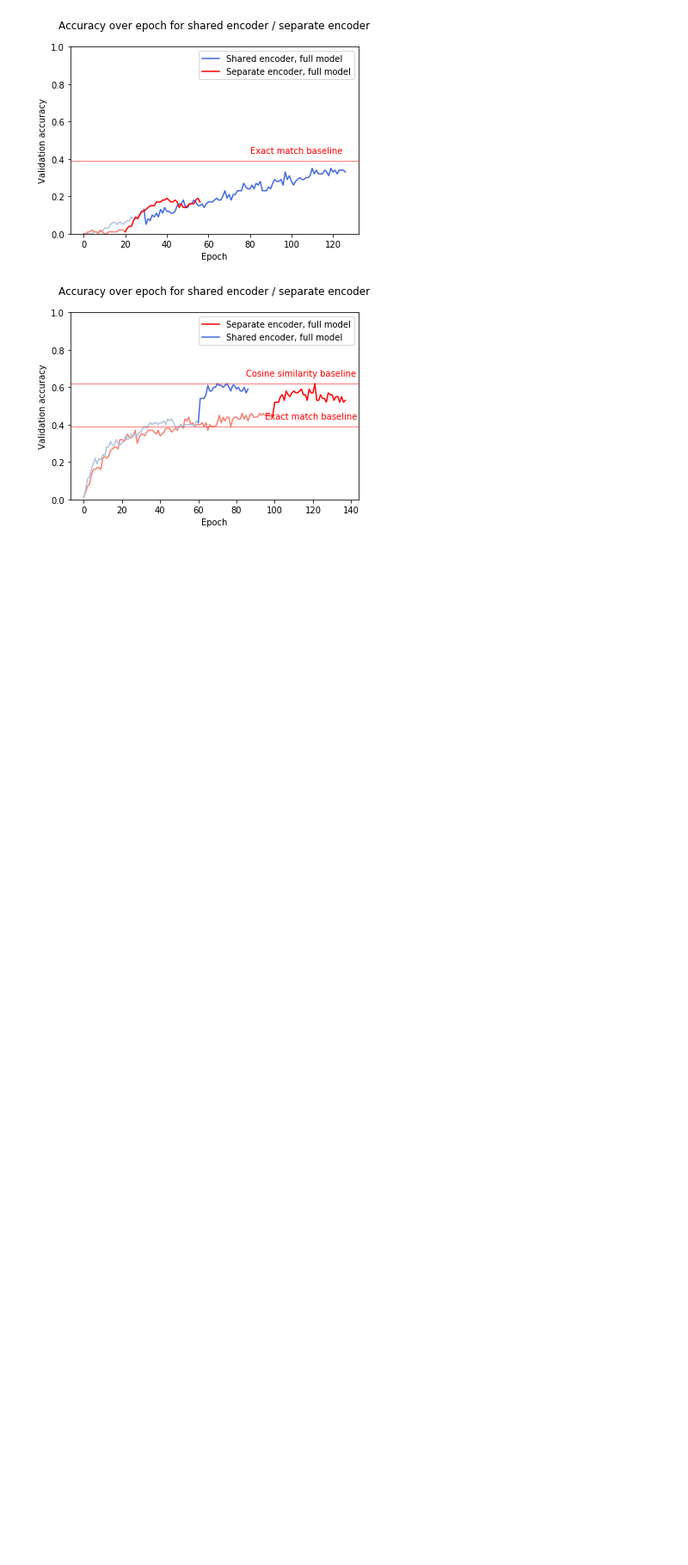
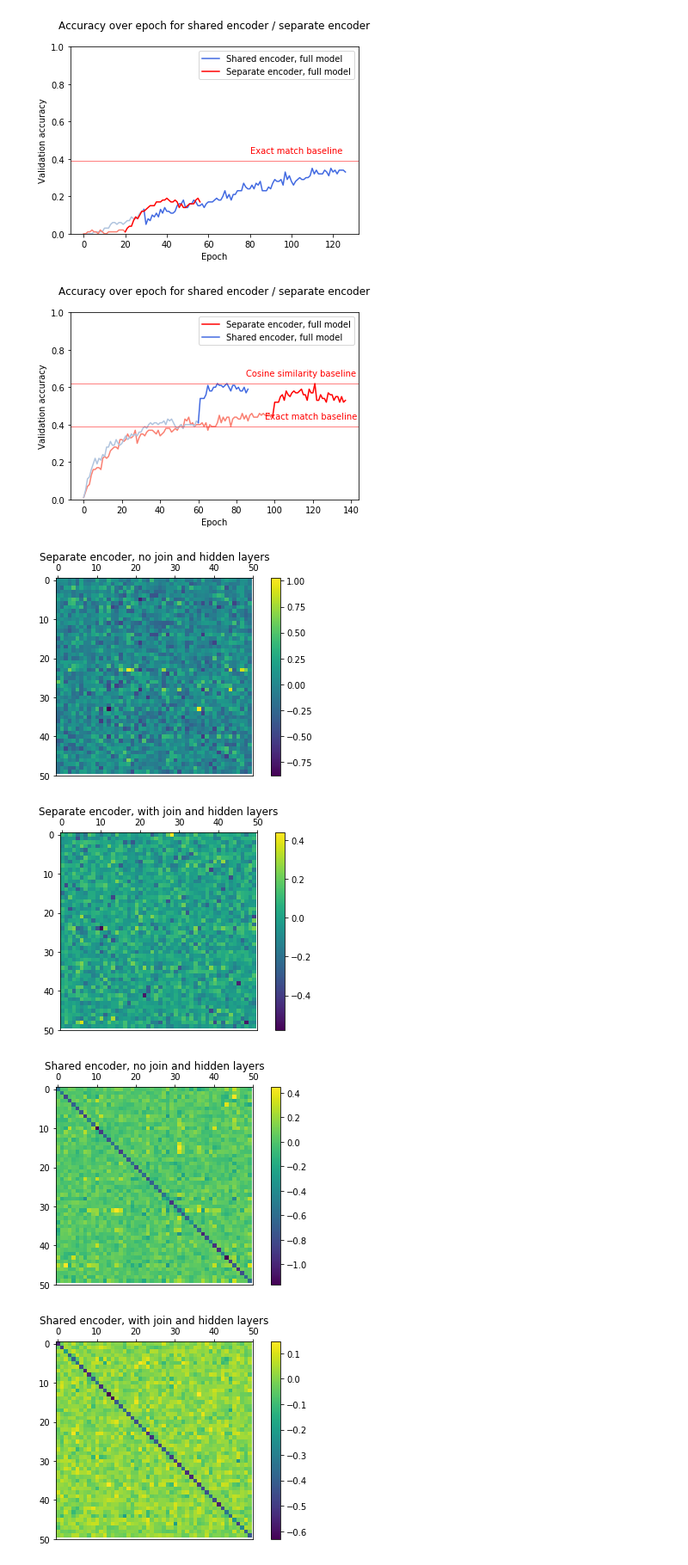
Before and after one commit to fshdnc/disease_normalization, a Jupyter notebook: src/expt_pretraining.ipynb, the cells around one changed output. Shown at 86% size. Saved outputs shown, nothing was run; the diff lists cells and outputs as text; code cells hidden in the pictures; blank space fills up the shorter version.

Commit message:
synpair weights visualized

```diff
--- a/src/expt_pretraining.ipynb
+++ b/src/expt_pretraining.ipynb
@@ -549,3 +549,46 @@ plt.title('Accuracy over epoch for shared encoder / separate encoder\n')
 plt.show()
 # %% [output]
 [figure]
+# %%
+# import weights of semantic similarity layers
+# syn-pair pre-training
+import pickle
+separate_ablation = pickle.load(open('fe_synpair_separate_ablation.pickle','rb'))
+separate_full = pickle.load(open('fe_synpair_separate_full.pickle','rb'))
+shared_ablation = pickle.load(open('fe_synpair_shared_ablation.pickle','rb'))
+shared_full = pickle.load(open('fe_synpair_shared_full.pickle','rb'))
+# %%
+%matplotlib inline
+
+# https://matplotlib.org/gallery/images_contours_and_fields/image_annotated_heatmap.html
+
+import numpy as np
+import matplotlib
+import matplotlib.pyplot as plt
+
+def plot_sem_layer_weights(weights,title):
+
+    fig, ax = plt.subplots()
+    ax.tick_params(top=True, bottom=False,labeltop=True, labelbottom=False)
+    im = ax.imshow(weights)
+    cb = fig.colorbar(im)
+
+    width = len(weights)
+
+    plt.xticks(np.arange(0, width+1,10))
+    plt.yticks(np.arange(0, width+1,10))
+
+    ax.set_title(title)
+    fig.tight_layout()
+    plt.show()
+
+
+plot_sem_layer_weights(separate_ablation[0],'Separate encoder, no join and hidden layers\n')
+plot_sem_layer_weights(separate_full[0],'Separate encoder, with join and hidden layers\n')
+plot_sem_layer_weights(shared_ablation[0],'Shared encoder, no join and hidden layers\n')
+plot_sem_layer_weights(shared_full[0],'Shared encoder, with join and hidden layers\n')
+# %% [output]
+[figure, added]
+[figure, added]
+[figure, added]
+[figure, added]
```
